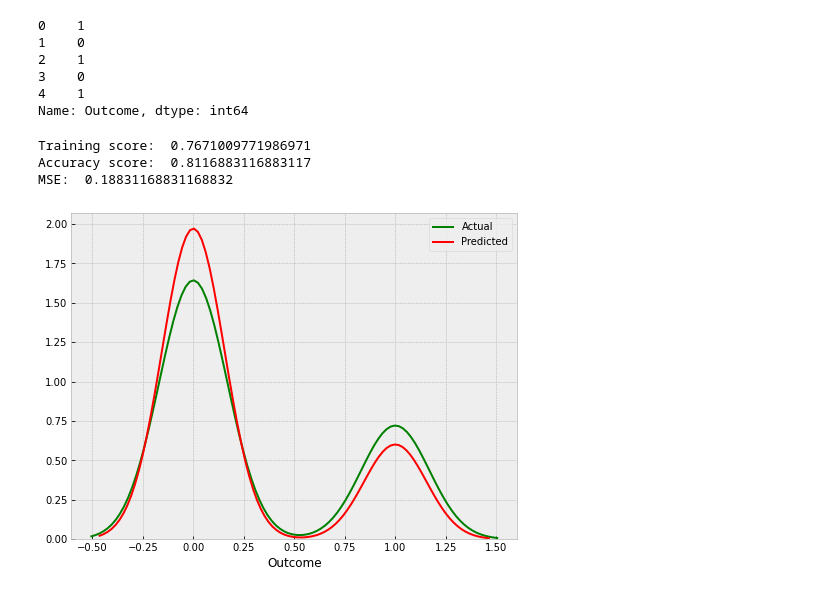
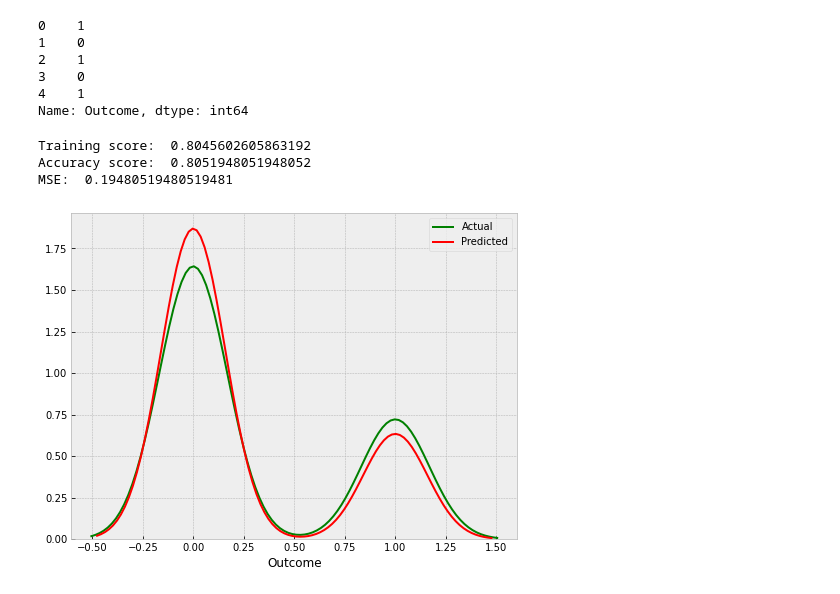
Before and after one commit to omotayo-alade/Scripts_Notebooks, a Jupyter notebook: notebooks/machine_learning.ipynb, the cells around one changed output. Drawn from its saved outputs; the diff is of its cells as text; code cells hidden in the pictures.

Commit message:
build pipeline for feature imputation, scaling, regression and classification models

```diff
--- a/notebooks/machine_learning.ipynb
+++ b/notebooks/machine_learning.ipynb
@@ -629,13 +629,16 @@ df_features['BMI'].replace(0, np.nan, inplace=True)
 X = df_features
 Y = df_label
 # %%
-def build_cmodel(x, y, frac, imp, scl, polyd, modl):
+def build_cmodel(x, y, frac, imp, scl, polyd, mdl):
     x_train, x_test, y_train, y_test = train_test_split(x, y, test_size=frac, random_state=0)
     Input = [('features', imp, x.columns)]
-    transformer = ColumnTransformer(Input)
-    model = make_pipeline(transformer, scl, PolynomialFeatures(degree=polyd), modl).fit(x_train, y_train)
-    y_pred = model.predict(x_test)
-    print('Training score: ', model.score(x_train, y_train),
+    steps = [('transformer', ColumnTransformer(Input)),
+             ('scaler', scl),
+             ('polynomial', PolynomialFeatures(degree=polyd)),
+             ('model', mdl)]
+    pipe = Pipeline(steps).fit(x_train, y_train)
+    y_pred = pipe.predict(x_test)
+    print('Training score: ', pipe.score(x_train, y_train),
           '\nAccuracy score: ', accuracy_score(y_test, y_pred),
           '\nMSE: ', mean_squared_error(y_test, y_pred))
 
@@ -659,11 +665,11 @@ def build_rmodel(x, y, frac, imp, scl, polyd, modl):
     sns.distplot(y_pred, hist=False, color='r', label='Predicted', ax=ax)
     plt.show()
 # %%
-build_cmodel(X, Y, 0.2, SimpleImputer(strategy='mean'),
-             MinMaxScaler(feature_range=(0,1)), 2,
+build_cmodel(X, Y, 0.2, SimpleImputer(),
+             StandardScaler(), 2,
              LogisticRegression(solver='liblinear'))
 # %% [output]
-Training score:  0.7671009771986971
-Accuracy score:  0.8116883116883117
-MSE:  0.18831168831168832
+Training score:  0.8045602605863192
+Accuracy score:  0.8051948051948052
+MSE:  0.19480519480519481
-[figure, old version]
+[figure, new version]
```
Also changed, not shown: parts of 1 cell of this notebook.
